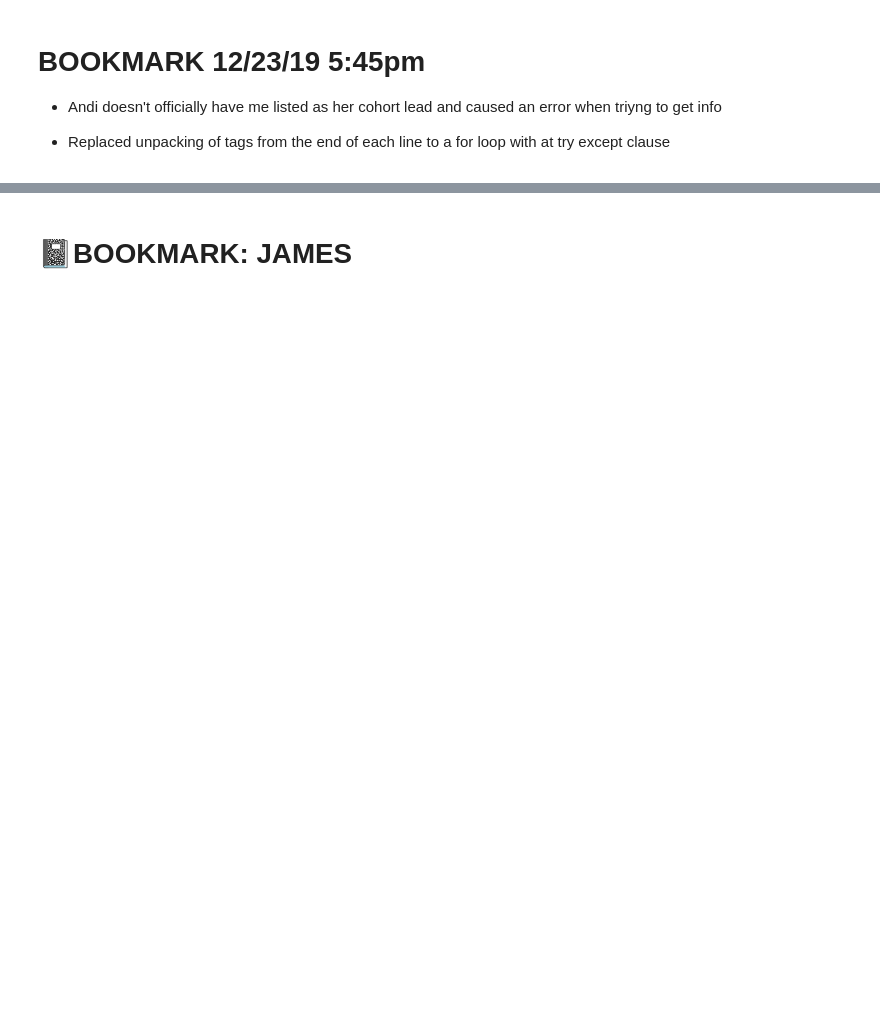
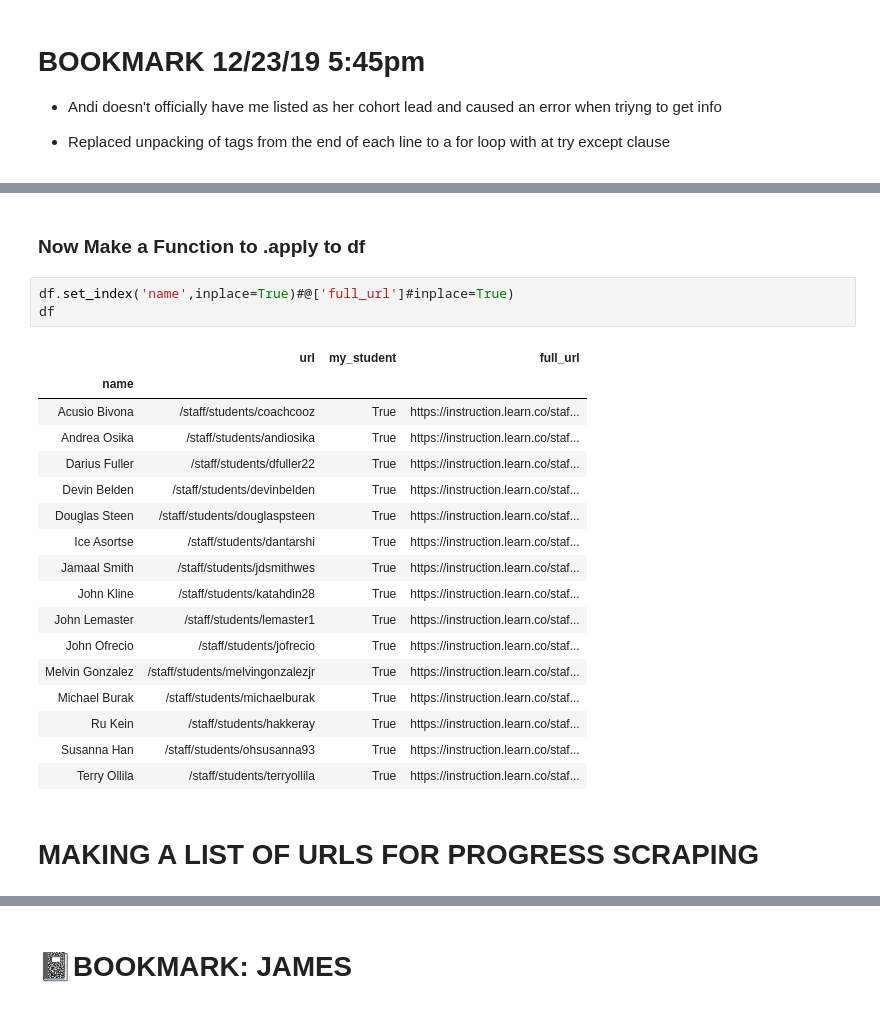
Before and after one commit to jirvingphd/scrape_learn, a Jupyter notebook: Scraping2.ipynb, the cells around one changed output, grey strips where cells are left out. Drawn from its saved outputs; the diff is of its cells as text; blank space fills up the shorter version.

```diff
--- a/Scraping2.ipynb
+++ b/Scraping2.ipynb
@@ -530,0 +612,25 @@ profile_info = tags[2]
+# %% [markdown]
+### Now Make a Function to .apply to df
+# %%
+df.set_index('name',inplace=True)#@['full_url']#inplace=True)
+df
+# %% [output]
+|  | url | my_student | full_url |
+| name |  |  |  |
+| Acusio Bivona | /staff/students/coachcooz | True | https://instruction.learn.co/staf... |
+| Andrea Osika | /staff/students/andiosika | True | https://instruction.learn.co/staf... |
+| Darius Fuller | /staff/students/dfuller22 | True | https://instruction.learn.co/staf... |
+| Devin Belden | /staff/students/devinbelden | True | https://instruction.learn.co/staf... |
+| Douglas Steen | /staff/students/douglaspsteen | True | https://instruction.learn.co/staf... |
+| Ice Asortse | /staff/students/dantarshi | True | https://instruction.learn.co/staf... |
+| Jamaal Smith | /staff/students/jdsmithwes | True | https://instruction.learn.co/staf... |
+| John Kline | /staff/students/katahdin28 | True | https://instruction.learn.co/staf... |
+| John Lemaster | /staff/students/lemaster1 | True | https://instruction.learn.co/staf... |
+| John Ofrecio | /staff/students/jofrecio | True | https://instruction.learn.co/staf... |
+| Melvin Gonzalez | /staff/students/melvingonzalezjr | True | https://instruction.learn.co/staf... |
+| Michael Burak | /staff/students/michaelburak | True | https://instruction.learn.co/staf... |
+| Ru Kein | /staff/students/hakkeray | True | https://instruction.learn.co/staf... |
+| Susanna Han | /staff/students/ohsusanna93 | True | https://instruction.learn.co/staf... |
+| Terry Ollila | /staff/students/terryollila | True | https://instruction.learn.co/staf... |
+# %% [markdown]
+# MAKING A LIST OF URLS FOR PROGRESS SCRAPING
```
Also changed, not shown: parts of 96 cells of this notebook, 4 other files.
